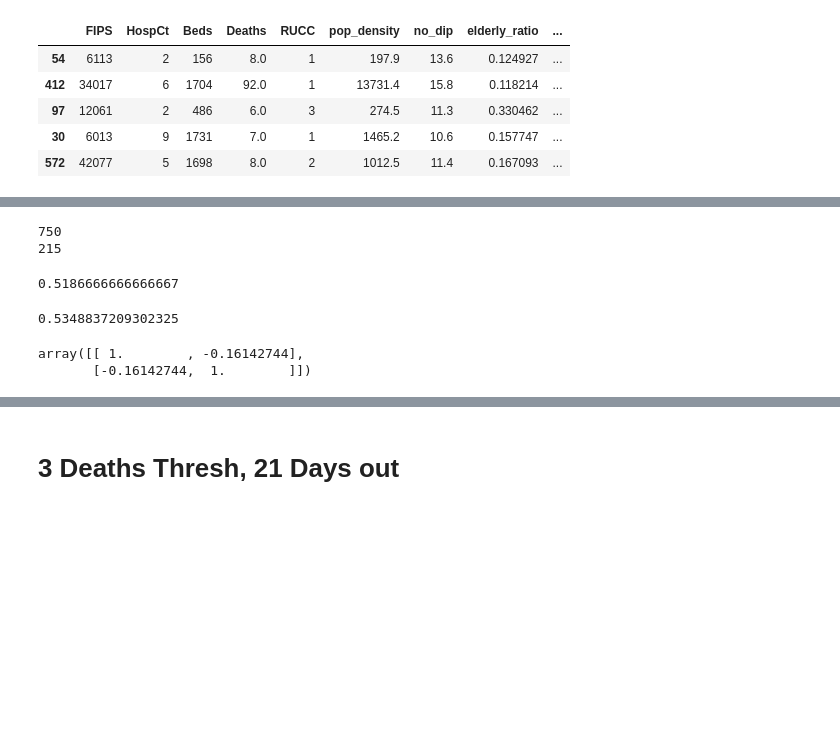
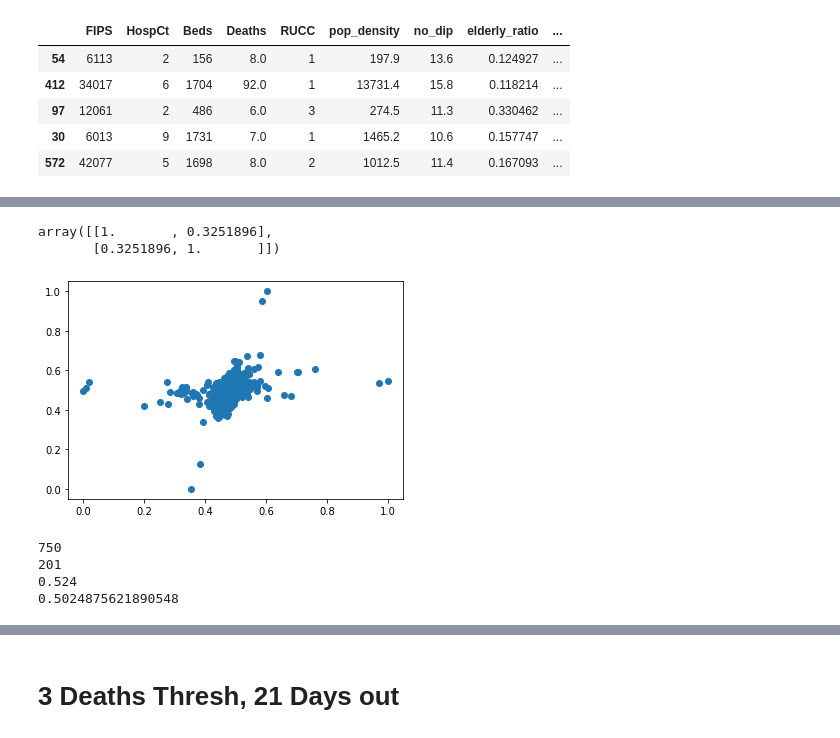
Before and after one commit to jhu-covid-optimization/covid-drivers, a Jupyter notebook: notebooks/Adjacent_Counties_Classifier.ipynb, the cells around one changed output, grey strips where cells are left out. Drawn from its saved outputs; the diff is of its cells as text; code cells hidden in the pictures; blank space fills up the shorter version.

```diff
--- a/notebooks/Adjacent_Counties_Classifier.ipynb
+++ b/notebooks/Adjacent_Counties_Classifier.ipynb
@@ -166,0 +197,22 @@ for fips1, fips2 in pairs:
+# %%
+model_data = model_data.apply(pd.to_numeric)
+
+model_data['Hosp_diff'] = (model_data['Hosp_diff'] - np.min(model_data['Hosp_diff']))/(np.max(model_data['Hosp_diff']) - np.min(model_data['Hosp_diff']))
+
+model_data['Beds_diff'] = (model_data['Beds_diff'] - np.min(model_data['Beds_diff']))/(np.max(model_data['Beds_diff']) - np.min(model_data['Beds_diff']))
+
+model_data['dense_diff'] = (model_data['dense_diff'] - np.min(model_data['dense_diff']))/(np.max(model_data['dense_diff']) - np.min(model_data['dense_diff']))
+
+model_data['RUCC_diff'] = (model_data['RUCC_diff'] - np.min(model_data['RUCC_diff']))/(np.max(model_data['RUCC_diff']) - np.min(model_data['RUCC_diff']))
+
+model_data['no_dip_diff'] = (model_data['no_dip_diff'] - np.min(model_data['no_dip_diff']))/(np.max(model_data['no_dip_diff']) - np.min(model_data['no_dip_diff']))
+
+model_data['elderly_diff'] = (model_data['elderly_diff'] - np.min(model_data['elderly_diff']))/(np.max(model_data['elderly_diff']) - np.min(model_data['elderly_diff']))
+
+model_data['unemp_diff'] = (model_data['unemp_diff'] - np.min(model_data['unemp_diff']))/(np.max(model_data['unemp_diff']) - np.min(model_data['unemp_diff']))
+
+model_data['pct_pov_diff'] = (model_data['pct_pov_diff'] - np.min(model_data['pct_pov_diff']))/(np.max(model_data['pct_pov_diff']) - np.min(model_data['pct_pov_diff']))
+
+model_data['death_diff'] = (model_data['death_diff'] - np.min(model_data['death_diff']))/(np.max(model_data['death_diff']) - np.min(model_data['death_diff']))
+
+model_data['pop_diff'] = (model_data['pop_diff'] - np.min(model_data['pop_diff']))/(np.max(model_data['pop_diff']) - np.min(model_data['pop_diff']))
@@ -167,19 +223,24 @@ for fips1, fips2 in pairs:
+# %%
+model_data = model_data.sample(frac=1, random_state=9)
+training_set = model_data.head(750)
+test_set = model_data.tail(201)
+# %%
+import matplotlib.pyplot as plt
+
+plot_data = pd.concat([training_set, test_set])
+plt.scatter(plot_data['death_diff'], plot_data['Beds_diff'])
+np.corrcoef(plot_data['death_diff'], plot_data['Beds_diff'])
+# %% [output]
+array([[1.       , 0.3251896],
+       [0.3251896, 1.       ]])
+[figure, added]
 # %%
 print(len(training_set))
 print(len(test_set))
+print(sum(training_set['More_Deaths'])/len(training_set))
+print(sum(test_set['More_Deaths'])/len(test_set))
 # %% [output]
 750
-215
+201
+0.524
+0.5024875621890548
-# %%
-sum(training_set['More_Deaths'])/len(training_set)
-# %% [output]
-0.5186666666666667
-# %%
-sum(test_set['More_Deaths'])/len(test_set)
-# %% [output]
-0.5348837209302325
-# %%
-np.corrcoef(training_set["RUCC_diff"], training_set["Hosp_diff"])
-# %% [output]
-array([[ 1.        , -0.16142744],
-       [-0.16142744,  1.        ]])
```
Also changed, not shown: parts of 44 cells of this notebook.
